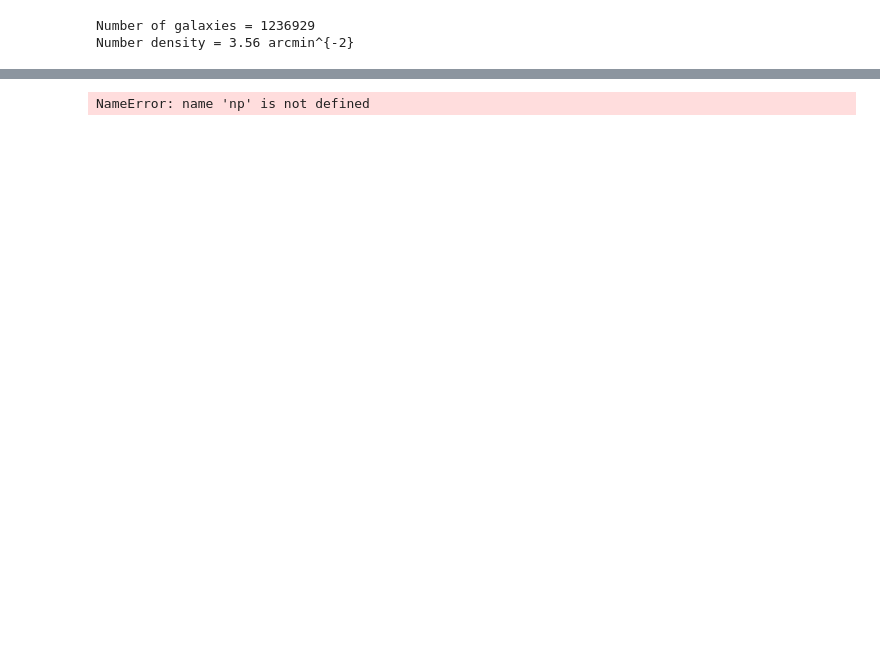
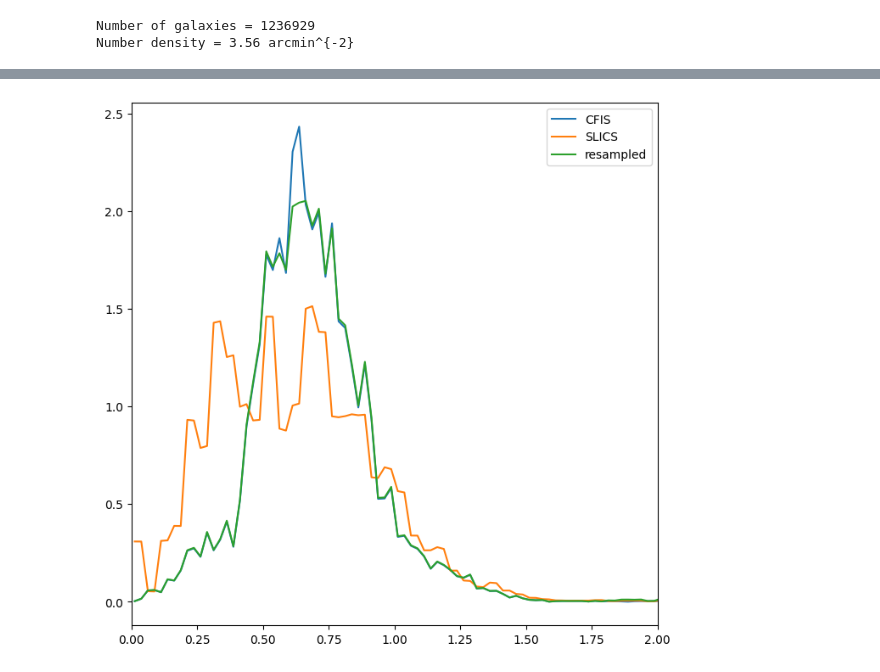
Before and after one commit to CosmoStat/shear-pipe-peaks, a Jupyter notebook: notebooks/test_slics.ipynb, the cells around one changed output, grey strips where cells are left out. Saved outputs shown, nothing was run; the diff lists cells and outputs as text; code cells hidden in the pictures; blank space fills up the shorter version.

```diff
--- a/notebooks/test_slics.ipynb
+++ b/notebooks/test_slics.ipynb
@@ -76,8 +88,11 @@ dndz_CFIS_path = "dndz_SP_A.txt"
 # %%
-# Testing
+# Test resampling. Compare redshift distributions
 
 # External (CFIS) redshift histogram
 z_centers_ext, dndz_ext, z_edges_ext = cs_cat.read_dndz(dndz_CFIS_path)
 
 # Original SLICS redshift histogram
 dndz_slics, _ = np.histogram(dat_comb["redshift_true_sim"], bins=z_edges_ext)
+
+# Original SLICS normalised redshift histogram
+dndz_slics_norm, _ = np.histogram(dat_comb["redshift_true_sim"], bins=z_edges_ext, density=True)
@@ -122,15 +138,16 @@ plt.savefig("dndz_slics_res_ratio.pdf")
 # %%
 # Resampled SLICS redshift histogram
 dndz_resampled_norm, _ = np.histogram(dat_comb["redshift_true_sim"], bins=z_edges_ext, density=True)
 
 # Testing: resampled dndz follows external dndz
 
 fig, ax = plt.subplots(figsize=(8, 8))
 
 ax.plot(z_centers_ext, dndz_ext, '-', label='CFIS')
+ax.plot(z_centers_ext, dndz_slics_norm, '-', label='SLICS')
 ax.plot(z_centers_ext, dndz_resampled_norm, '-', label='resampled')
 ax.set_xlim([0, 2])
 _ = ax.legend()
-plt.savefig("dndz_CFIS_res.pdf")
+plt.savefig("dndz_CFIS_slics_res.pdf")
 # %% [output]
-NameError: name 'np' is not defined
+[figure, added]
```
Also changed, not shown: parts of 10 cells of this notebook, 2 other files.
